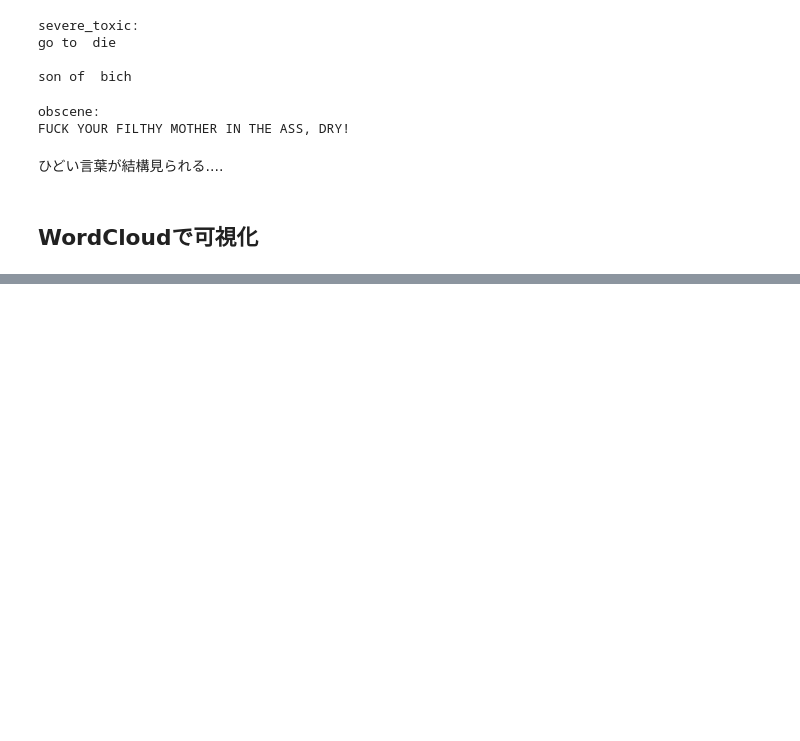
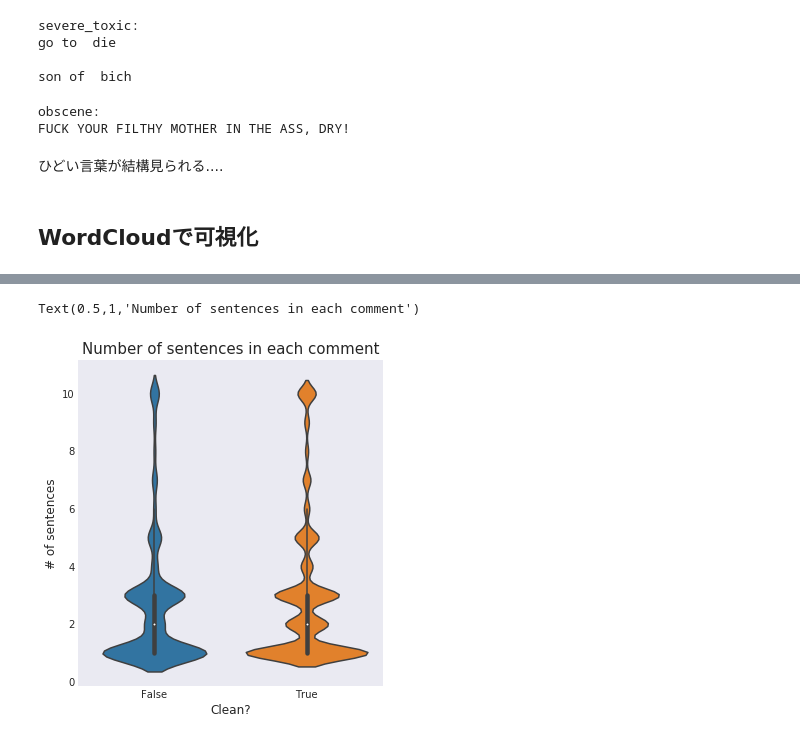
Before and after one commit to sanoyo/kaggle-Toxic-Comment-Classification-Challenge, a Jupyter notebook: 004_Toxic_Comments_EDA/data.ipynb, the cells around one changed output, grey strips where cells are left out. Cells and saved outputs as stored; diff of their text form; code cells hidden in the pictures; blank space fills up the shorter version.

```diff
--- a/004_Toxic_Comments_EDA/data.ipynb
+++ b/004_Toxic_Comments_EDA/data.ipynb
@@ -282,0 +314,3 @@ plt.show()
+# %%
+df['count_word'] = df["comment_text"].apply(lambda x: len(str(x).split()))
+df['count_word'].tail()
@@ -282,0 +328,23 @@ plt.show()
+# %%
+df['count_unique_word']=df["comment_text"].apply(lambda x: len(set(str(x).split())))
+# 文字数カウント
+df['count_letters']=df["comment_text"].apply(lambda x: len(str(x)))
+# 区切りカウント
+df["count_punctuations"] =df["comment_text"].apply(lambda x: len([c for c in str(x) if c in string.punctuation]))
+# upper case をカウント
+df["count_words_upper"] = df["comment_text"].apply(lambda x: len([w for w in str(x).split() if w.isupper()]))
+#title case カウント
+df["count_words_title"] = df["comment_text"].apply(lambda x: len([w for w in str(x).split() if w.istitle()]))
+# stopwordsの数
+df["count_stopwords"] = df["comment_text"].apply(lambda x: len([w for w in str(x).lower().split() if w in eng_stopwords]))
+# 平均の長さ
+df["mean_word_len"] = df["comment_text"].apply(lambda x: np.mean([len(w) for w in str(x).split()]))
+# %%
+df['word_unique_percent'] = df['count_unique_word']*100/df['count_word']
+df['punct_percent'] = df['count_punctuations']*100/df['count_word']
+# %%
+train_feats = df.iloc[0:len(train),]
+test_feats = df.iloc[len(train):,]
+
+train_tags = train.iloc[:, 2:]
+train_feats = pd.concat([train_feats, train_tags], axis=1)
@@ -282,0 +360,11 @@ plt.show()
+# %%
+train_feats['count_sent'].loc[train_feats['count_sent'] > 10] = 10
+plt.figure(figsize=(12, 6))
+plt.subplot(121)
+sns.violinplot(y='count_sent', x='clean', data=train_feats, split=True)
+plt.xlabel('Clean?', fontsize=12)
+plt.ylabel('# of sentences', fontsize=12)
+plt.title("Number of sentences in each comment", fontsize=15)
+# %% [output]
+Text(0.5,1,'Number of sentences in each comment')
+[figure, added]
```
Also changed, not shown: parts of 12 cells of this notebook.
